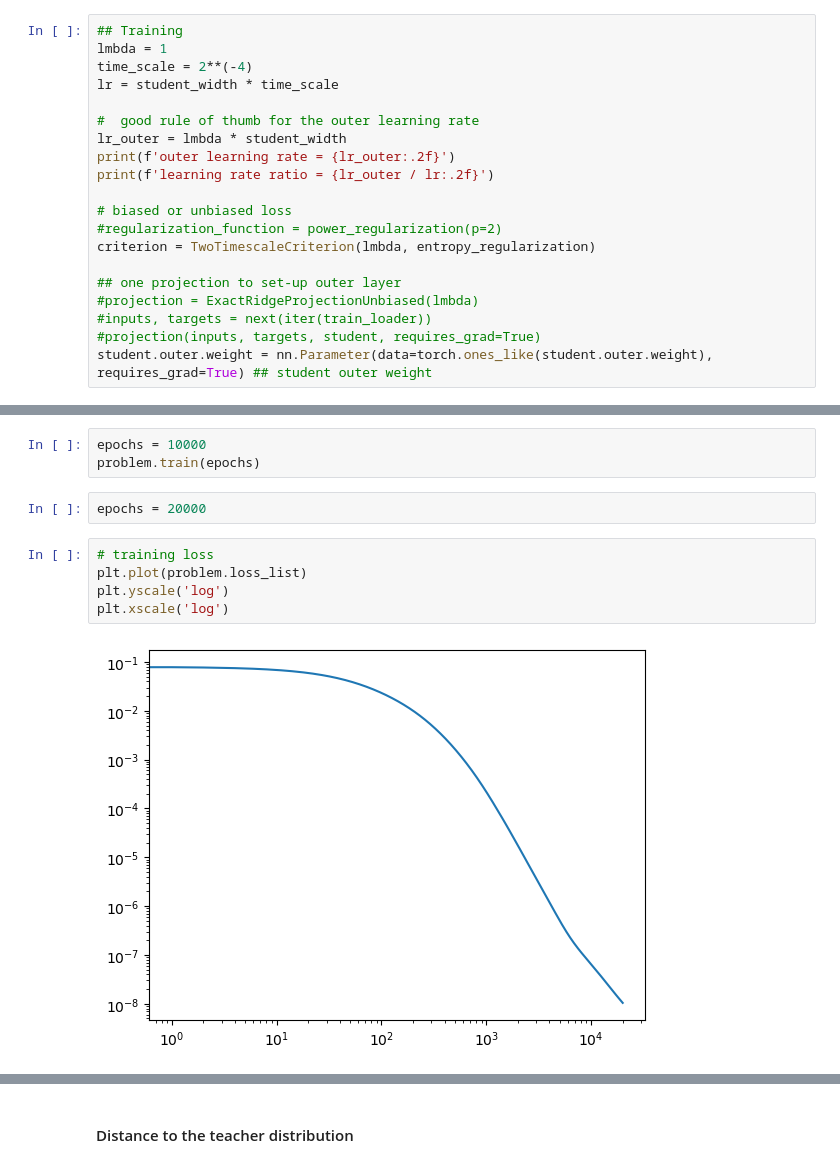
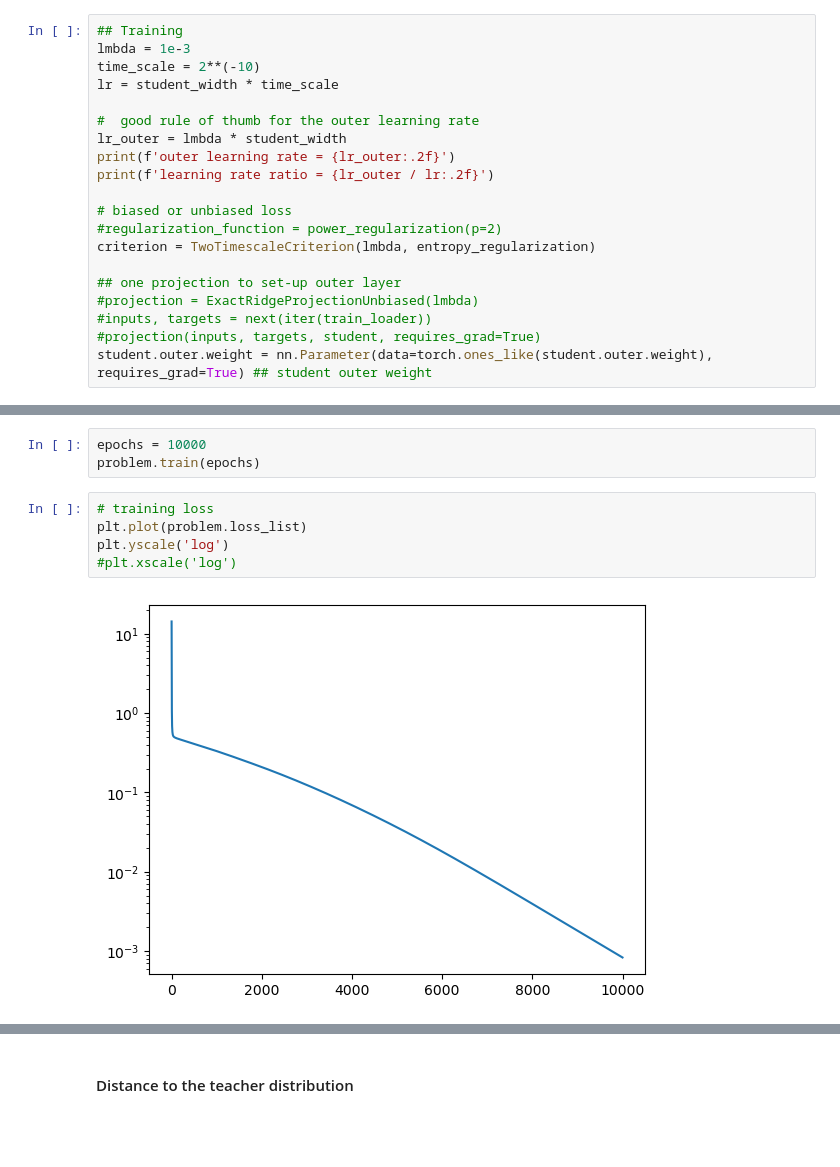
Before and after one commit to rbarboni/VarPro, a Jupyter notebook: 2TS_ReLU_1d_entropy/Experiment.ipynb, the cells around one changed output, grey strips where cells are left out. Saved outputs shown, nothing was run; the diff lists cells and outputs as text; blank space fills up the shorter version.

```diff
--- a/2TS_ReLU_1d_entropy/Experiment.ipynb
+++ b/2TS_ReLU_1d_entropy/Experiment.ipynb
@@ -75,8 +75,8 @@ student.feature_model.weight = nn.Parameter(data=init.clone().detach(), requires
 student.clipper(student)
 # %%
 ## Training
-lmbda = 1
-time_scale = 2**(-4)
+lmbda = 1e-3
+time_scale = 2**(-10)
 lr = student_width * time_scale
 
 #  good rule of thumb for the outer learning rate
@@ -110,15 +124,13 @@ problem = LearningProblem(student, train_loader, optimizer, criterion)
 # %%
 epochs = 10000
 problem.train(epochs)
-# %%
-epochs = 20000
 # %%
 # training loss
 plt.plot(problem.loss_list)
 plt.yscale('log')
-plt.xscale('log')
+#plt.xscale('log')
 # %% [output]
-[figure, old version]
+[figure, new version]
 # %%
 # plot of the learned feature distribution (diracs smoothed with a gaussian)
 for i in np.arange(0, 10001, 2000):
```
Also changed, not shown: parts of 12 cells of this notebook, 4 other files.
